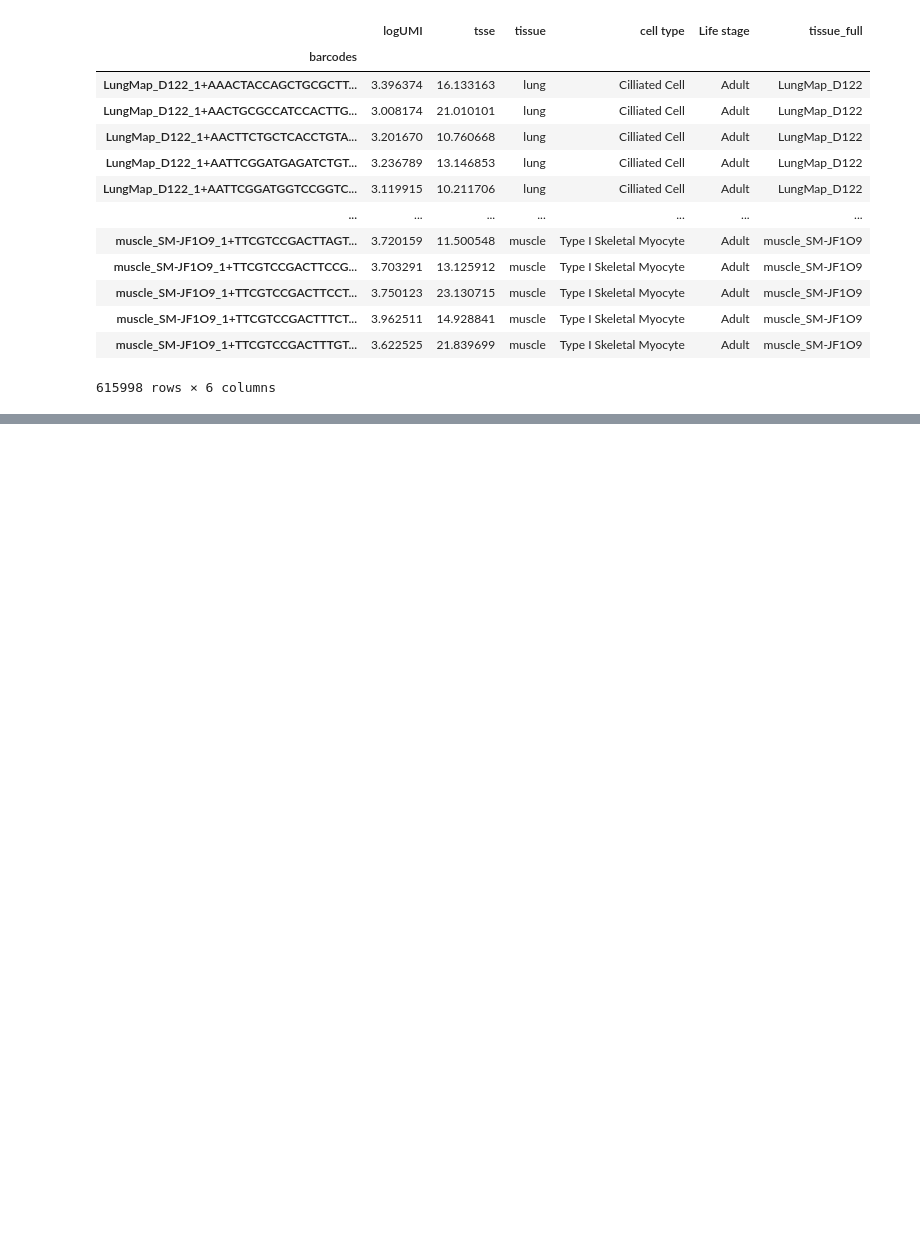
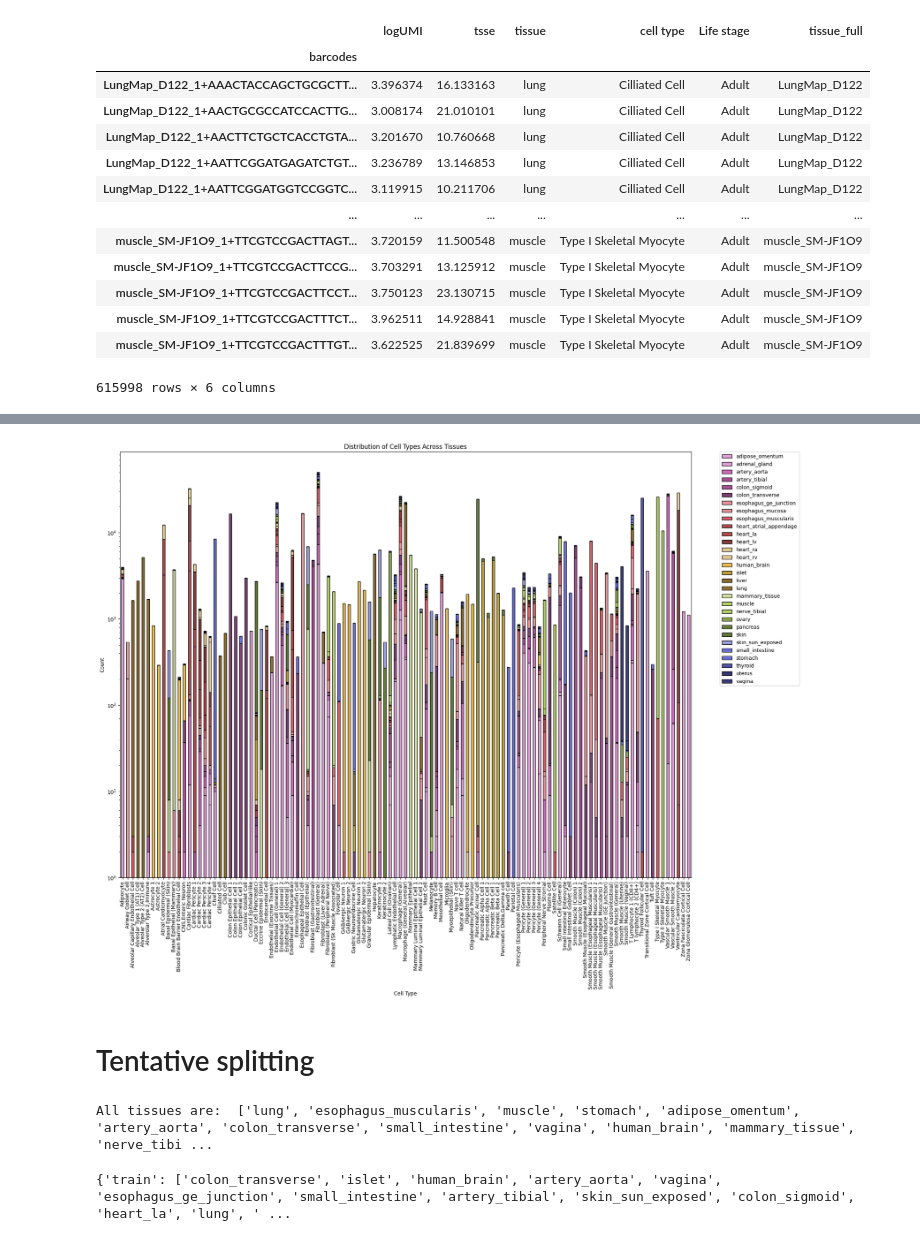
Before and after one commit to Potamitisn/DLBIO, a Jupyter notebook: exploration_h5ad.ipynb, the cells around one changed output, grey strips where cells are left out. Saved outputs shown, nothing was run; the diff lists cells and outputs as text; code cells hidden in the pictures; blank space fills up the shorter version.

Commit message:
Preprocessing & random split tissues

```diff
--- a/exploration_h5ad.ipynb
+++ b/exploration_h5ad.ipynb
@@ -268,0 +271,6 @@ AnnCollection object with n_obs × n_vars = 1323041 × 1154611
+# %%
+# Actually do some filtering: on the original bdata, not on the view
+#sc.pp.filter_cells(bdata, min_counts=500)
+#sc.pp.filter_cells(bdata, min_genes=500)
+bdata = bdata_copy
+bdata
@@ -268,0 +281,7 @@ AnnCollection object with n_obs × n_vars = 1323041 × 1154611
+# %%
+# save it
+bdata=bdata.to_memory()
+# save it
+bdata.write('data/Cell_by_cCRE/adults_matrix.h5ad')
+# to load it from the backend
+#bdata = sc.read_h5ad("data/Cell_by_cCRE/adults_matrix.h5ad", backed = "r")
@@ -268,0 +303,8 @@ AnnCollection object with n_obs × n_vars = 1323041 × 1154611
+# %%
+sc.pp.highly_variable_genes(bdata)
+# we keep a copy of the non-subsetted data
+bdata.raw = bdata
+# %%
+# highly variable genes are marked
+bdata = bdata[:,bdata.var.highly_variable]
+bdata.var
@@ -268,0 +381,27 @@ AnnCollection object with n_obs × n_vars = 1323041 × 1154611
+# %%
+# Group by 'tissue' and 'cell type' and count
+grouped_data = bdata.obs.groupby(['tissue', 'cell type']).size().reset_index(name='count')
+
+# Pivot the data
+#pivot_data = grouped_data.pivot(index='tissue', columns='cell type', values='count').fillna(0)
+pivot_data = grouped_data.pivot(columns='tissue', index='cell type', values='count').fillna(0)
+
+cmap = plt.get_cmap('tab20b_r')
+colors = cmap(np.linspace(0, 1, len(pivot_data.columns)))
+
+# Create a figure and axis object
+fig, ax = plt.subplots(figsize=(20, 15))
+ax.set_yscale('log')
+
+# Plot using the axis object
+pivot_data.plot(kind='bar', stacked=True, color=colors, edgecolor='black', ax=ax)
+
+plt.xlabel('Cell Type')
+plt.ylabel('Count')
+plt.title('Distribution of Cell Types Across Tissues')
+plt.legend(bbox_to_anchor=(1.05, 1), loc='upper left', borderaxespad=0.)
+plt.show()
+# %% [output]
+[figure, added]
+# %% [markdown]
+# Tentative splitting
@@ -268,0 +410,20 @@ AnnCollection object with n_obs × n_vars = 1323041 × 1154611
+# %%
+all_tissues = bdata.obs.tissue.unique().to_list()
+print("All tissues are: ", all_tissues)
+# %% [output]
+All tissues are:  ['lung', 'esophagus_muscularis', 'muscle', 'stomach', 'adipose_omentum', 'artery_aorta', 'colon_transverse', 'small_intestine', 'vagina', 'human_brain', 'mammary_tissue', 'nerve_tibi ...
+# %%
+random.shuffle(all_tissues)
+
+# Splitting the list
+train_tissues = all_tissues[:20]
+test_tissues = all_tissues[20:25]
+val_tissues = all_tissues[25:]
+
+split = {'train': train_tissues,
+         'val': val_tissues,
+         'test': test_tissues}
+
+print(split)
+# %% [output]
+{'train': ['colon_transverse', 'islet', 'human_brain', 'artery_aorta', 'vagina', 'esophagus_ge_junction', 'small_intestine', 'artery_tibial', 'skin_sun_exposed', 'colon_sigmoid', 'heart_la', 'lung', ' ...
```
Also changed, not shown: parts of 32 cells of this notebook.
